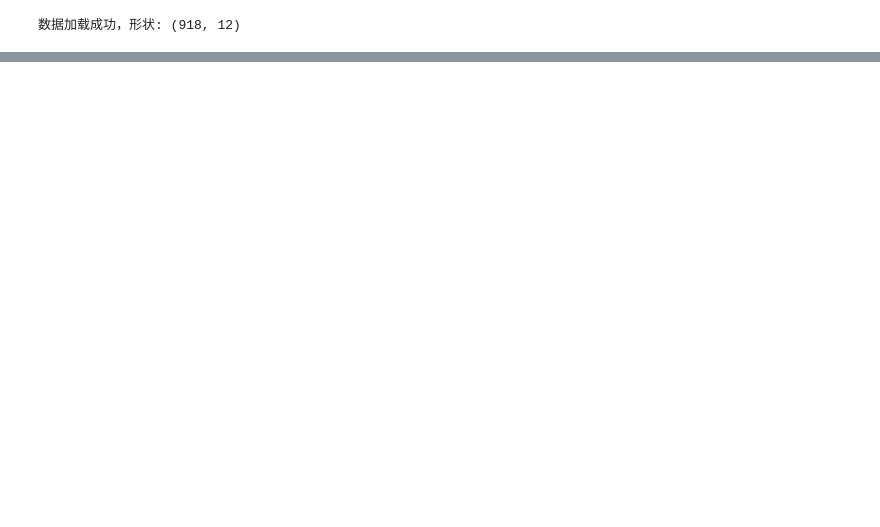
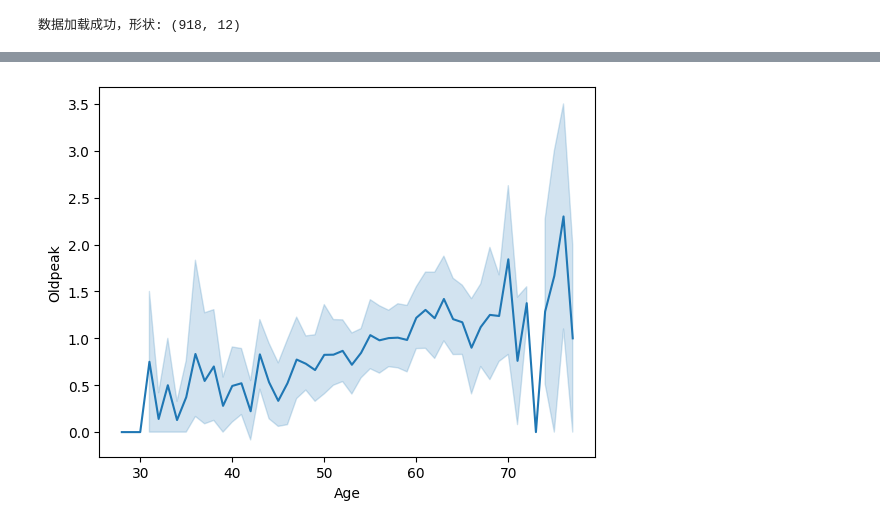
Before and after one commit to Aydenuk/DSML, a Jupyter notebook: feature_implementation/Heart_failure.ipynb, the cells around one changed output, grey strips where cells are left out. Saved outputs shown, nothing was run; the diff lists cells and outputs as text; code cells hidden in the pictures; blank space fills up the shorter version.

Commit message:
Add Exploratory Data Analysis

```diff
--- a/feature_implementation/Heart_failure.ipynb
+++ b/feature_implementation/Heart_failure.ipynb
@@ -47,7 +50,6 @@ from IPython.display import display
 
 # 回退到上一级目录访问数据集
 data_file = os.path.join(os.getcwd(), '..', 'data', 'heart.csv')
-
 # 检查数据文件是否存在
 if not os.path.exists(data_file):
     display(f"数据文件未找到: {data_file}")
@@ -69,6 +71,11 @@ else:
     data['Cholesterol'] = data['Cholesterol'].replace(0, data['Cholesterol'].median())
     print("异常值处理完成")
     print(f"异常值处理完成：替换了{bp_zero_count}个血压0值，{chol_zero_count}个胆固醇0值")
+
+    '''
+    yue.yao: 拷贝全局数据用于EDA分析
+    '''
+    eda_data = data.copy()
 
     # 类别编码
     categorical_cols = ['Sex', 'ChestPainType', 'RestingECG', 'ExerciseAngina', 'ST_Slope']
@@ -116,0 +267,6 @@ Model Analysis
+# %%
+# 静息血压岁年龄变化
+sns.lineplot(x='Age', y='Oldpeak', data=eda_data)
+plt.show()
+# %% [output]
+[figure, added]
```
Also changed, not shown: parts of 29 cells of this notebook.
